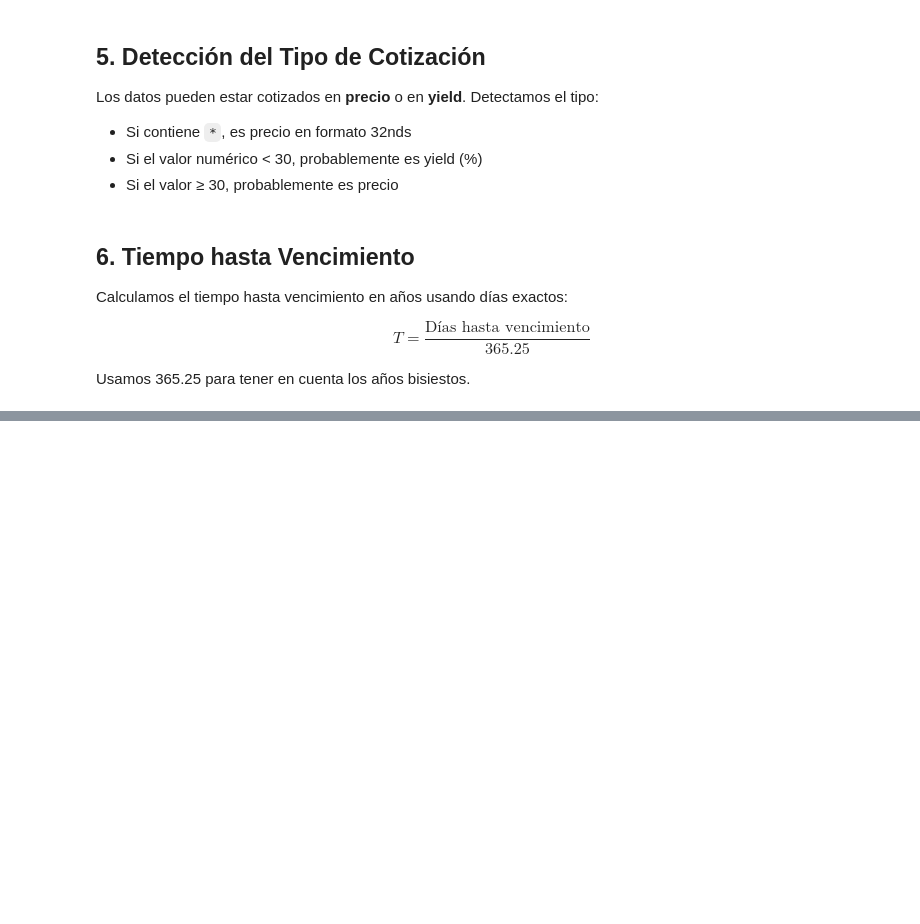
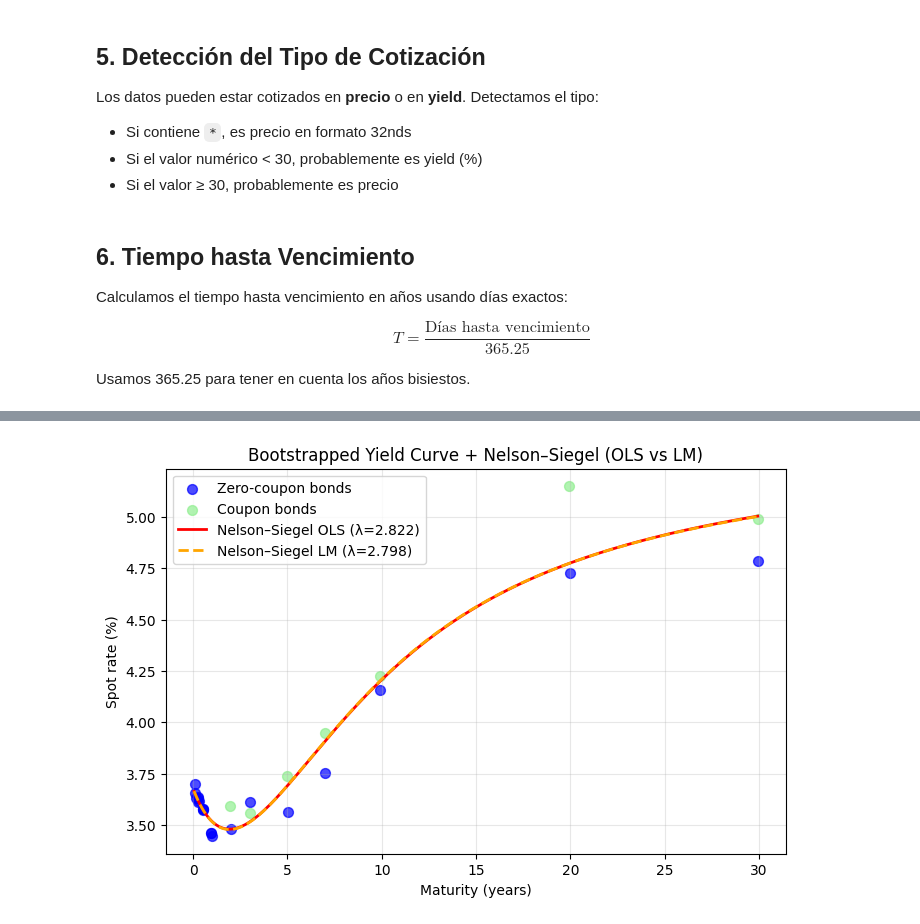
Before and after one commit to dabodeso/ComputationalMethodsMEFI, a Jupyter notebook: Entrega1.ipynb, the cells around one changed output, grey strips where cells are left out. Cells and saved outputs as stored; diff of their text form; code cells hidden in the pictures; blank space fills up the shorter version.

```diff
--- a/Entrega1.ipynb
+++ b/Entrega1.ipynb
@@ -389,0 +610,29 @@ print("="*50 + "\n")
+# %%
+T_grid = np.linspace(0.05, boot_df["T"].max(), 300)
+curve_ols = nelson_siegel_curve(T_grid, beta0_ols, beta1_ols, beta2_ols, best_lam)
+curve_lm = nelson_siegel_curve(T_grid, beta0_lm, beta1_lm, beta2_lm, lam_lm)
+
+plt.figure(figsize=(8,5))
+
+zero_bonds = boot_df[boot_df["Instrument_type"] == "Zero"]
+coupon_bonds = boot_df[boot_df["Instrument_type"] == "Coupon"]
+
+if len(zero_bonds) > 0:
+    plt.scatter(zero_bonds["T"], 100 * zero_bonds["Spot"],
+                color='blue', label="Zero-coupon bonds", alpha=0.7, s=50)
+
+if len(coupon_bonds) > 0:
+    plt.scatter(coupon_bonds["T"], 100 * coupon_bonds["Spot"],
+                color='lightgreen', label="Coupon bonds", alpha=0.7, s=50)
+
+plt.plot(T_grid, 100 * curve_ols, label=f"Nelson–Siegel OLS (λ={best_lam:.3f})", linewidth=2, color='red', linestyle='-')
+plt.plot(T_grid, 100 * curve_lm, label=f"Nelson–Siegel LM (λ={lam_lm:.3f})", linewidth=2, color='orange', linestyle='--')
+
+plt.xlabel("Maturity (years)")
+plt.ylabel("Spot rate (%)")
+plt.title("Bootstrapped Yield Curve + Nelson–Siegel (OLS vs LM)")
+plt.legend()
+plt.grid(True, alpha=0.3)
+plt.show()
+# %% [output]
+[figure, added]
```
Also changed, not shown: parts of 26 cells of this notebook.
